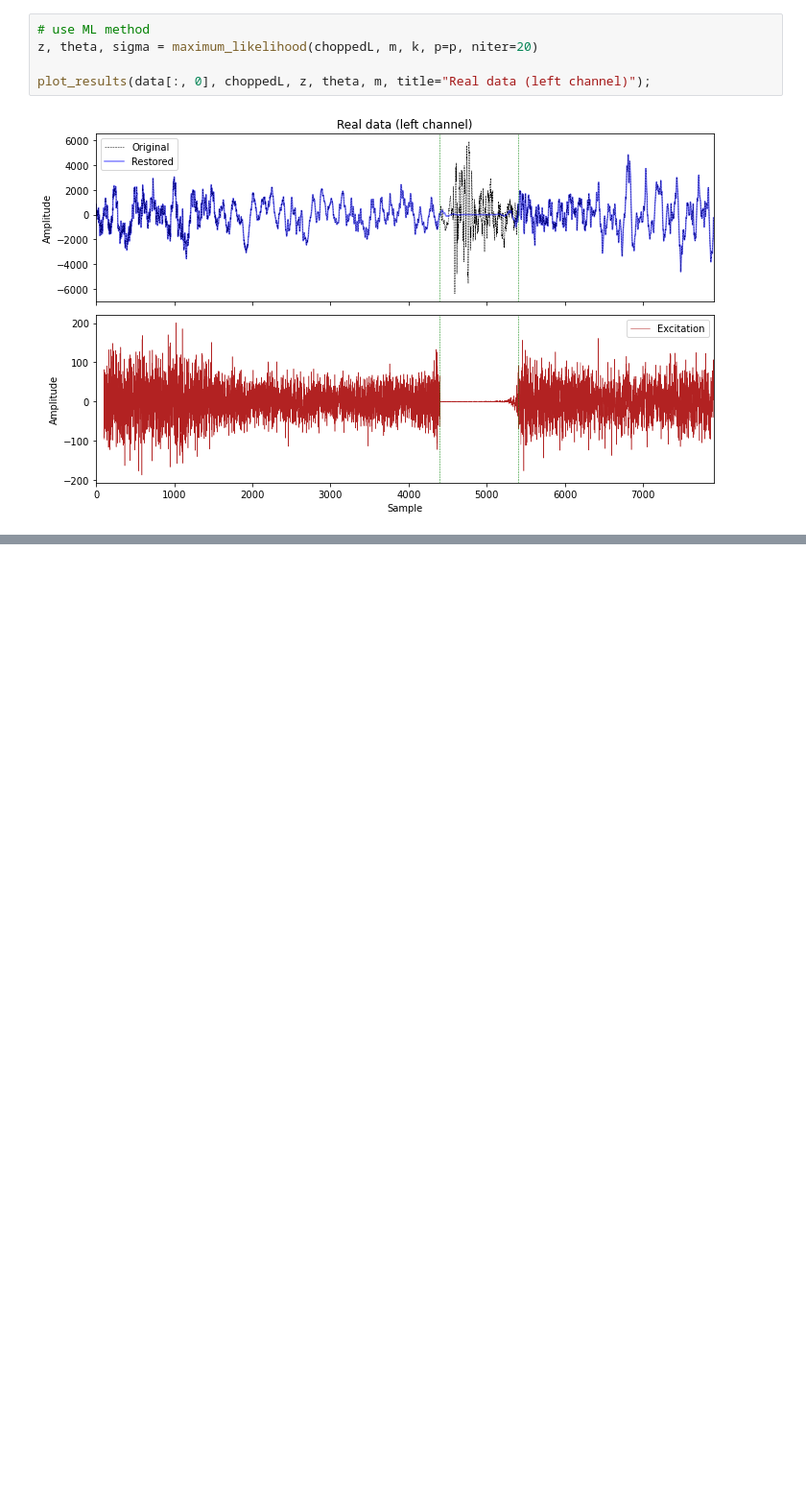
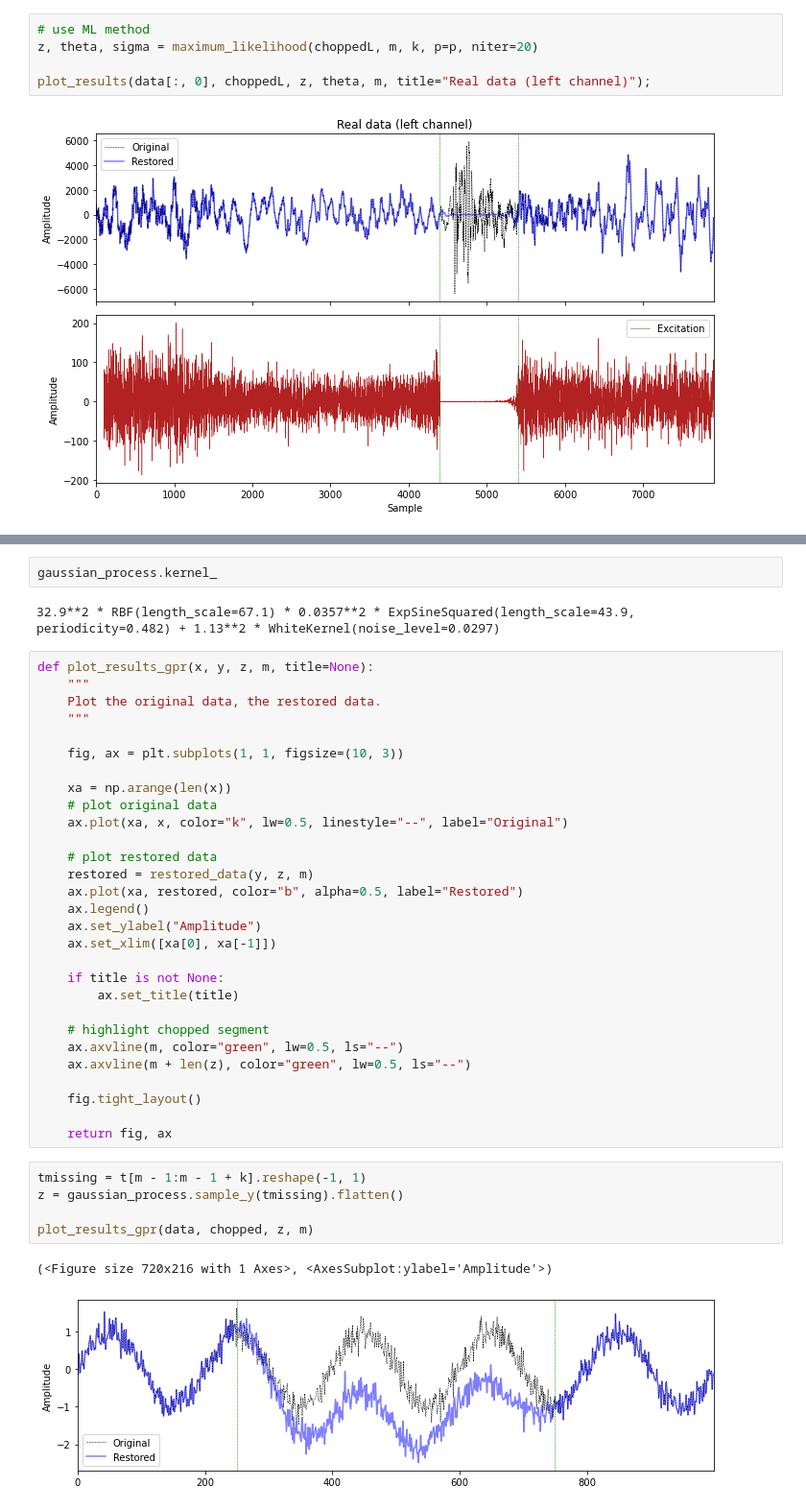
Before and after one commit to mattpitkin/interp-autoreg, a Jupyter notebook: interp-autoreg.ipynb, the cells around one changed output, grey strips where cells are left out. Shown at 96% size. Cells and saved outputs as stored; diff of their text form; blank space fills up the shorter version.

```diff
--- a/interp-autoreg.ipynb
+++ b/interp-autoreg.ipynb
@@ -1047,0 +1094,41 @@ Audio(data=restored_data(choppedL, z, m), rate=int(samplerate/10))
+# %%
+gaussian_process.kernel_
+# %% [output]
+32.9**2 * RBF(length_scale=67.1) * 0.0357**2 * ExpSineSquared(length_scale=43.9, periodicity=0.482) + 1.13**2 * WhiteKernel(noise_level=0.0297)
+# %%
+def plot_results_gpr(x, y, z, m, title=None):
+    """
+    Plot the original data, the restored data.
+    """
+
+    fig, ax = plt.subplots(1, 1, figsize=(10, 3))
+
+    xa = np.arange(len(x))
+    # plot original data
+    ax.plot(xa, x, color="k", lw=0.5, linestyle="--", label="Original")
+
+    # plot restored data
+    restored = restored_data(y, z, m)
+    ax.plot(xa, restored, color="b", alpha=0.5, label="Restored")
+    ax.legend()
+    ax.set_ylabel("Amplitude")
+    ax.set_xlim([xa[0], xa[-1]])
+
+    if title is not None:
+        ax.set_title(title)
+
+    # highlight chopped segment
+    ax.axvline(m, color="green", lw=0.5, ls="--")
+    ax.axvline(m + len(z), color="green", lw=0.5, ls="--")
+
+    fig.tight_layout()
+
+    return fig, ax
+# %%
+tmissing = t[m - 1:m - 1 + k].reshape(-1, 1)
+z = gaussian_process.sample_y(tmissing).flatten()
+
+plot_results_gpr(data, chopped, z, m)
+# %% [output]
+(<Figure size 720x216 with 1 Axes>, <AxesSubplot:ylabel='Amplitude'>)
+[figure, added]
```
Also changed, not shown: parts of 2 cells of this notebook.
